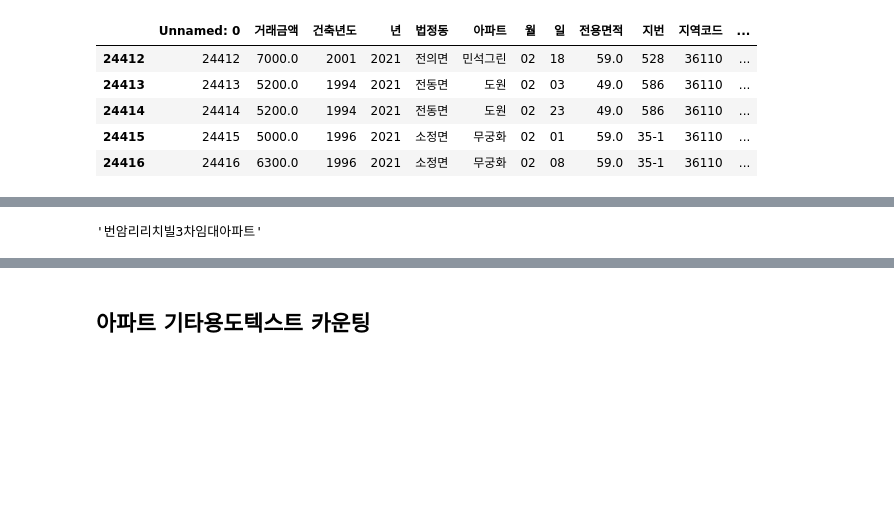
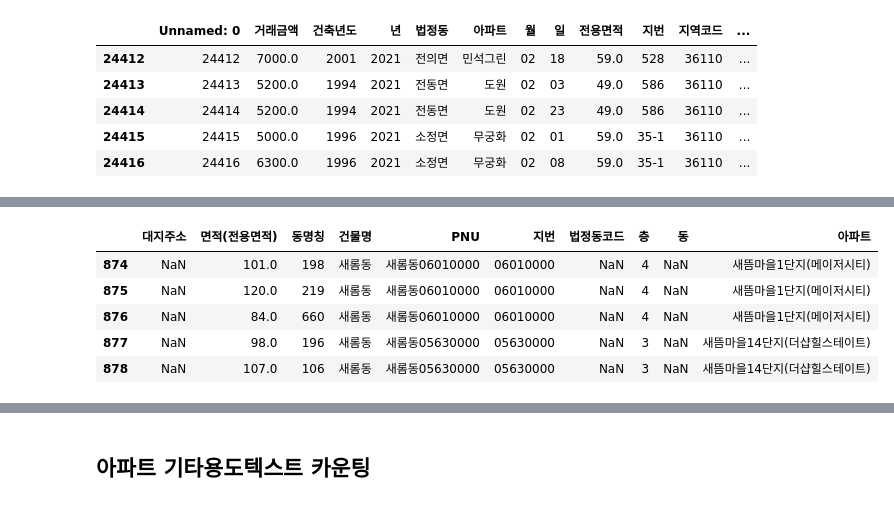
Before and after one commit to metterian/sejong-house-market-analyse, a Jupyter notebook: 전유부_아파트_정리.ipynb, the cells around one changed output, grey strips where cells are left out. Saved outputs shown, nothing was run; the diff lists cells and outputs as text; code cells hidden in the pictures; blank space fills up the shorter version.

```diff
--- a/전유부_아파트_정리.ipynb
+++ b/전유부_아파트_정리.ipynb
@@ -162,10 +163,8 @@ apt_new.head()
 # %%
-#건물별 면적으로 groupping(1231)
+#건물별 면적으로 groupping
 apt_new['면적(전용면적)'] = np.trunc(apt_new['면적(전용면적)']).astype(float)
-apt_group = apt_new.groupby(['대지주소','면적(전용면적)']).agg({'동명칭' : 'count','건물명' : 'first','PNU' : 'first','지번' : 'first','법정동코드' : 'first','층' : 'max'})
+apt_group = apt_new.groupby(['대지주소','면적(전용면적)']).agg({'동명칭' : 'count','건물명' : 'first','PNU' : 'first','지번' : 'first','법정동코드' : 'first','층' : 'max', '동' : 'first'})
 apt_group = apt_group.reset_index(level=[0,1])
-apt_group['동'] = apt_group['대지주소'].str.replace('세종특별자치시 ',"")
-apt_group['동'] = apt_group['동'].str.split(' ').str[1]
 
 apt_group.head()
 # %% [output]
@@ -273,0 +273,3 @@ apt_trd.tail()
+# %%
+samples = apt_trd[{'계약일자','거래금액','아파트','전용면적','PNU','번','지','층'}].copy()
+samples.head()
@@ -274,11 +299,36 @@ apt_trd.tail()
+# %%
+apt_df = apt_group
+nan_info = {'새뜸마을5단지(메이저시티)' : { '세대수' : [651, 280, 164], '층' : 4},
+            '새뜸마을11단지(더샵힐스테이트)' : { '세대수' : [281, 149, 6, 2], '층' : 4},
+            '새뜸마을10단지(더샵힐스테이트)': { '세대수' : [132, 667, 219, 7], '층' : 4},
+            '새뜸마을1단지(메이저시티)' :  { '세대수' : [198, 219, 660 ], '층' : 4},
+            '새뜸마을14단지(더샵힐스테이트)' : { '세대수' : [196, 106], '층' : 3}}
+
+for i in nan_info.keys() :
+    df = samples[samples['아파트'] == i]
+    df = df[{'PNU','지','번','전용면적','아파트'}].drop_duplicates()
+    df['지번'] = df['번'] + df['지']
+    df['동'] = df['PNU'].str[:-8]
+    df['동명칭'] = nan_info.get(i)['세대수']
+    df['층'] = nan_info.get(i)['층']
+
+    df = df[{'PNU','전용면적','아파트','지번','동','동명칭','층'}]
+    df.columns = ['PNU', '지번','층', '면적(전용면적)', '동명칭', '건물명','아파트']
+
+    apt_df = pd.concat([apt_df,df],ignore_index = True)
+
+apt_df.tail()
+# %% [output]
+|  | 대지주소 | 면적(전용면적) | 동명칭 | 건물명 | PNU | 지번 | 법정동코드 | 층 | 동 | 아파트 |
+| 874 | NaN | 101.0 | 198 | 새롬동 | 새롬동06010000 | 06010000 | NaN | 4 | NaN | 새뜸마을1단지(메이저시티) |
+| 875 | NaN | 120.0 | 219 | 새롬동 | 새롬동06010000 | 06010000 | NaN | 4 | NaN | 새뜸마을1단지(메이저시티) |
+| 876 | NaN | 84.0 | 660 | 새롬동 | 새롬동06010000 | 06010000 | NaN | 4 | NaN | 새뜸마을1단지(메이저시티) |
+| 877 | NaN | 98.0 | 196 | 새롬동 | 새롬동05630000 | 05630000 | NaN | 3 | NaN | 새뜸마을14단지(더샵힐스테이트) |
+| 878 | NaN | 107.0 | 106 | 새롬동 | 새롬동05630000 | 05630000 | NaN | 3 | NaN | 새뜸마을14단지(더샵힐스테이트) |
 # %%
 #PNU기준으로 건물명 통일하기
-PUN_col = ['PNU','아파트','번','지']
-PNU = apt_trd[PUN_col].drop_duplicates()
+PNU = apt_df.copy().drop_duplicates()
 PNU = PNU.set_index('PNU')
 PNU = PNU.transpose()
 
 PNU = PNU.to_dict()
-apt_group['건물명'].iloc[523]
-# %% [output]
-'번암리리치빌3차임대아파트'
```
Also changed, not shown: parts of 32 cells of this notebook.
